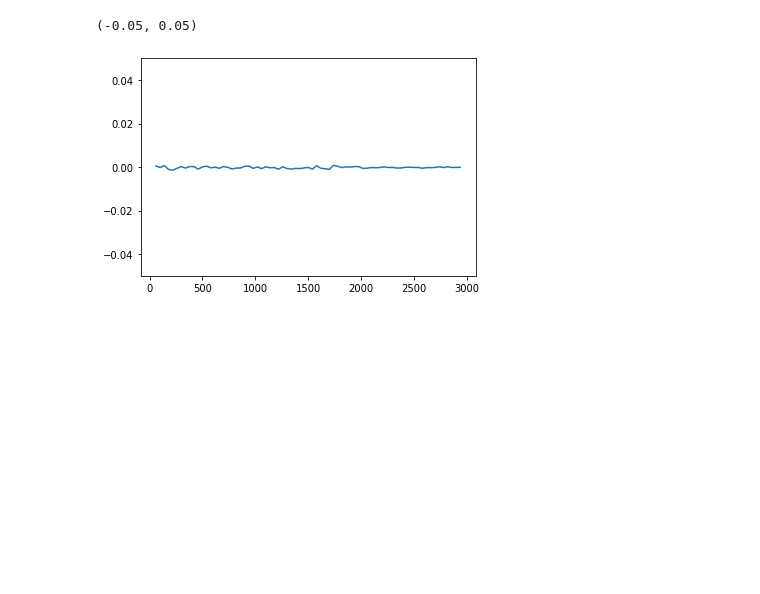
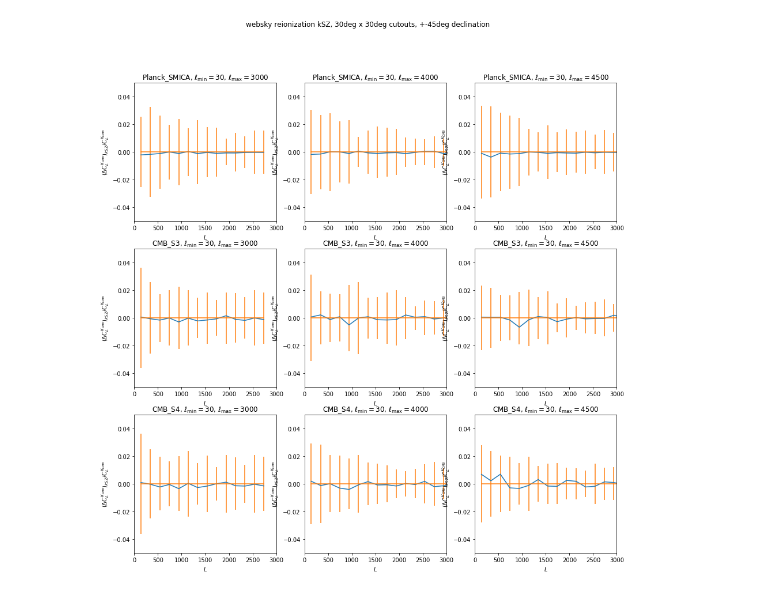
Before and after one commit to catketchup/new_reion-lens, a Jupyter notebook: plot.ipynb, the cells around one changed output. Saved outputs shown, nothing was run; the diff lists cells and outputs as text; code cells hidden in the pictures; blank space fills up the shorter version.

```diff
--- a/plot.ipynb
+++ b/plot.ipynb
@@ -3,13 +3,20 @@ import matplotlib.pyplot as plt
 import pandas as pd
 import numpy as np
 # %%
-# map source
-map_source = 'Colin'
-# ksz type
-ksz_type = 'lt'
+# map source, 'Colin' or 'websky'
+map_source = 'websky'
+# ksz type, 'lt' or 'ri'
+ksz_type = 'ri'
+if ksz_type == 'lt':
+    ksz_name = 'late-time'
+else:
+    ksz_name = 'reionization'
 # %%
 data_path = 'data/'
 plot_path = 'plots/'
 plot_name =f'{map_source}_{ksz_type}_auto_bias.png'
-lmax1, lmax2, lmax3 = 3000, 4000, 4500
+lmin = 30
+lmaxs = [3000, 4000, 4500]
 ylim = [-0.05, 0.05]
+row, column = 3, np.size(lmaxs)
+experiments = ['Planck_SMICA', 'CMB_S3', 'CMB_S4']
@@ -115,7 +23,16 @@ plt.savefig(plot_path + plot_name)
-# %%
-termB = pd.read_csv('temp/data/Colin_lt_termB_CMB_S3_100_3000.csv')
-plt.plot(termB['L'], termB['termB_bias'])
-plt.ylim(ylim)
-# %% [output]
-(-0.05, 0.05)
-[figure, removed]
+# %%
+fig, ax = plt.subplots(row,column,figsize=(15,15))
+fig.suptitle('%s %s kSZ, 30deg x 30deg cutouts, +-45deg declination' %(map_source, ksz_name))
+for i in range(row):
+    for j in range(column):
+        Data = pd.read_csv(data_path + '%s_%s_%s_%s_%s.csv' %(map_source, ksz_type, experiments[i], lmin, lmaxs[j]))
+        ax[i,j].plot(Data['Ls'], Data['bias'])
+        ax[i,j].errorbar(Data['Ls'], np.zeros(np.shape(Data['Ls'])), yerr=Data['bias_err'])
+        ax[i,j].set_title(r'%s, ${\ell}_{\mathrm{min}}=%s$, ${\ell}_{\mathrm{max}}=%s$' %(experiments[i], lmin, lmaxs[j]))
+        ax[i,j].set_xlabel('$L$')
+        ax[i,j].set_ylabel('$({\Delta}C_L^{K_{CMB}})_{kSZ}/C_L^{K_{CMB}}$')
+        ax[i,j].set_xlim([0,3000])
+        ax[i,j].set_ylim(ylim)
+        plt.savefig(plot_path + plot_name)
+# %% [output]
+[figure, added]
```
Also changed, not shown: parts of 1 cell of this notebook, 38 other files.
